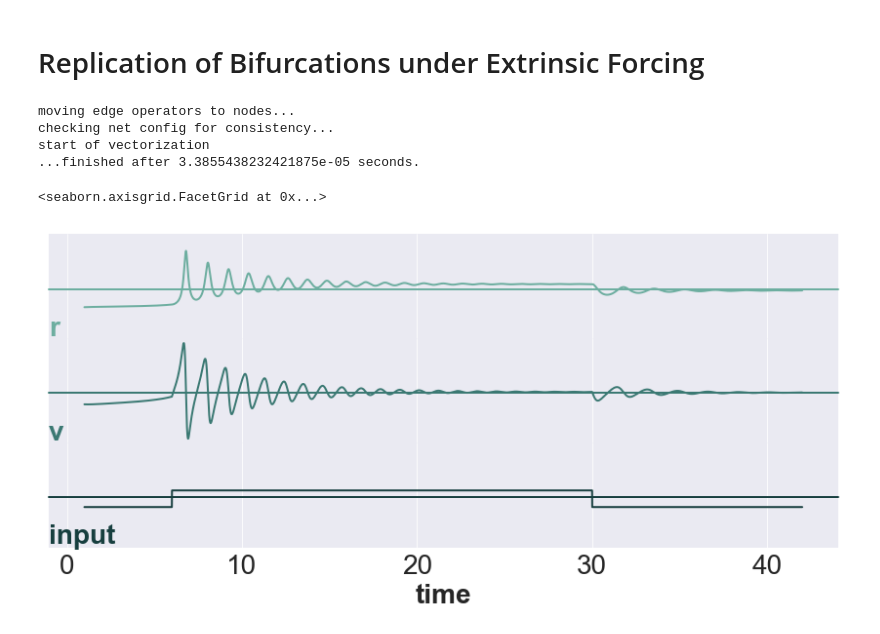
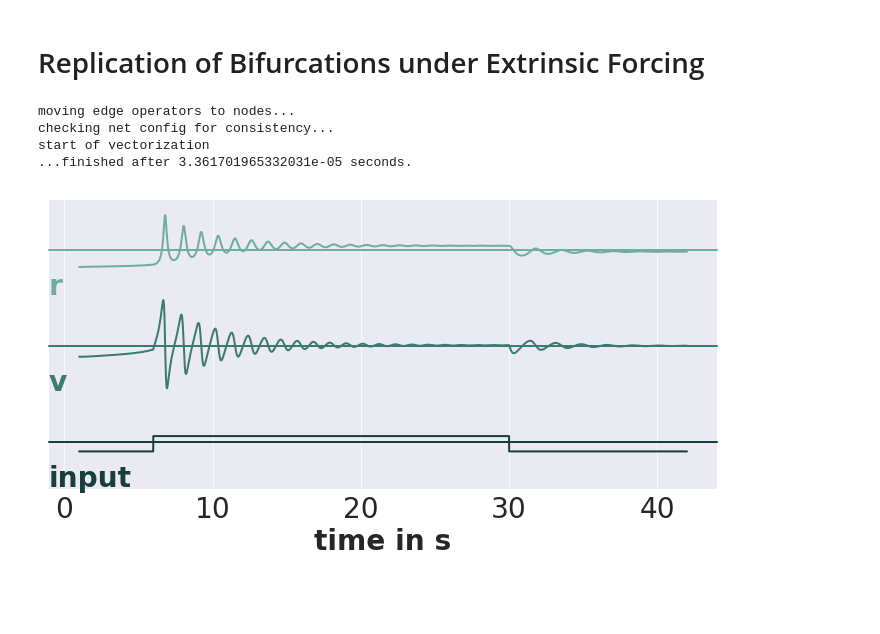
Before and after one commit to pyrates-neuroscience/PyRates, a Jupyter notebook: documentation/PyRates_Montbrio_example.ipynb, the cells around one changed output. Saved outputs shown, nothing was run; the diff lists cells and outputs as text; code cells hidden in the pictures; blank space fills up the shorter version.

```diff
--- a/documentation/PyRates_Montbrio_example.ipynb
+++ b/documentation/PyRates_Montbrio_example.ipynb
@@ -20,6 +20,7 @@ mpl.rcParams['ytick.labelsize'] = 20
 mpl.rcParams['xtick.color'] = 'black'
 mpl.rcParams['ytick.color'] = 'black'
 mpl.rcParams['legend.fontsize'] = 20
+plt.rcParams["figure.figsize"] = (8,5)
 from copy import deepcopy
 from seaborn import cubehelix_palette
 
@@ -43,20 +44,23 @@ result = compute_graph.run(T, inputs={("Pop1.0", "Op_e.0", "inp"): inp},
 
 # add input to results data frame
 result['input'] = inp[:, 0]
+result = result.iloc[result.index >1.0, :]
 # %% [output]
 moving edge operators to nodes...
 checking net config for consistency...
 start of vectorization
-...finished after 3.3855438232421875e-05 seconds.
+...finished after 3.361701965332031e-05 seconds.
 # %%
 # plotting
-result = result.iloc[result.index >1.0, :]
 cm = cubehelix_palette(n_colors=3, start=2.5, rot=-0.1, light=0.6, dark=0.2)
-plot_timeseries(result, plot_style='ridge_plot', demean=True, hspace=-.01, fontsize=28, aspect=6, height=2.0, cmap=cm)
-#plt.savefig('PyRates_Montbrio_example_1.svg', format='svg')
+ax = plot_timeseries(result, plot_style='ridge_plot', demean=True, hspace=-.01, fontsize=28, aspect=6, height=2.0,
+                     cmap=cm)
+fig, ax = plt.gcf(), plt.gca()
+fig.set_size_inches(10., 5.5)
+ax.set_xlabel('time in s')
+plt.savefig('PyRates_Montbrio_example_1.svg', format='svg')
 # %% [output]
-<seaborn.axisgrid.FacetGrid at 0x...>
-[figure, old version]
+[figure, new version]
 # %%
 T = 82.
 inp = np.zeros((int(T/dt), 1))
```
Also changed, not shown: parts of 22 cells of this notebook, 13 other files.
